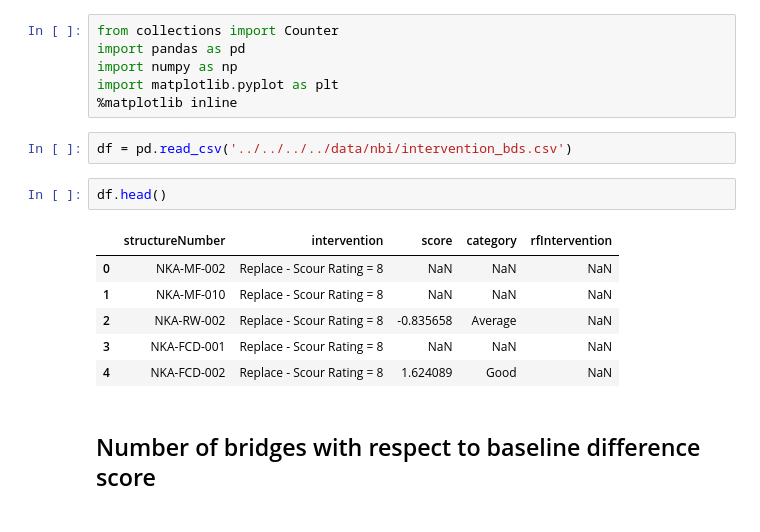
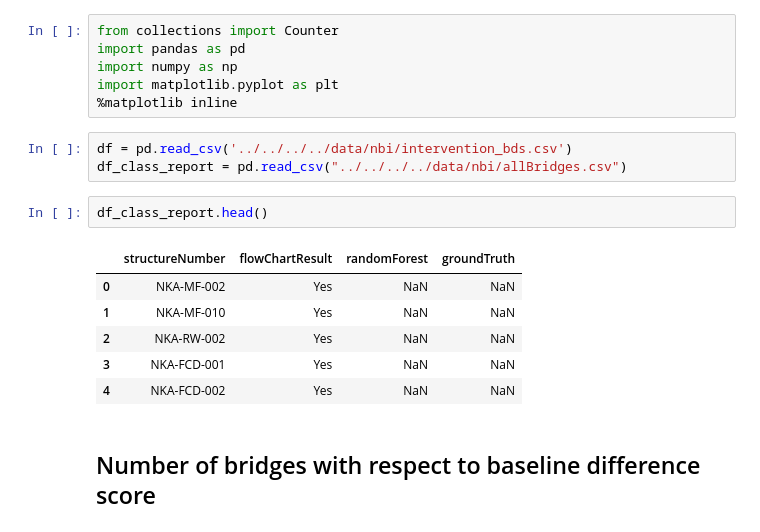
Before and after one commit to kaleoyster/nbi, a Jupyter notebook: nbi-utilities/data_gen/decisionFlowChart/Untitled.ipynb, the cells around one changed output. Drawn from its saved outputs; the diff is of its cells as text.

```diff
--- a/nbi-utilities/data_gen/decisionFlowChart/Untitled.ipynb
+++ b/nbi-utilities/data_gen/decisionFlowChart/Untitled.ipynb
@@ -6,15 +6,16 @@ import matplotlib.pyplot as plt
 %matplotlib inline
 # %%
 df = pd.read_csv('../../../../data/nbi/intervention_bds.csv')
+df_class_report = pd.read_csv("../../../../data/nbi/allBridges.csv")
 # %%
-df.head()
+df_class_report.head()
 # %% [output]
-|  | structureNumber | intervention | score | category | rfIntervention |
-| 0 | NKA-MF-002 | Replace - Scour Rating = 8 | NaN | NaN | NaN |
-| 1 | NKA-MF-010 | Replace - Scour Rating = 8 | NaN | NaN | NaN |
-| 2 | NKA-RW-002 | Replace - Scour Rating = 8 | -0.835658 | Average | NaN |
-| 3 | NKA-FCD-001 | Replace - Scour Rating = 8 | NaN | NaN | NaN |
-| 4 | NKA-FCD-002 | Replace - Scour Rating = 8 | 1.624089 | Good | NaN |
+|  | structureNumber | flowChartResult | randomForest | groundTruth |
+| 0 | NKA-MF-002 | Yes | NaN | NaN |
+| 1 | NKA-MF-010 | Yes | NaN | NaN |
+| 2 | NKA-RW-002 | Yes | NaN | NaN |
+| 3 | NKA-FCD-001 | Yes | NaN | NaN |
+| 4 | NKA-FCD-002 | Yes | NaN | NaN |
 # %% [markdown]
 ## Number of bridges with respect to baseline difference score
 # %%
```
Also changed, not shown: 1 other file.
